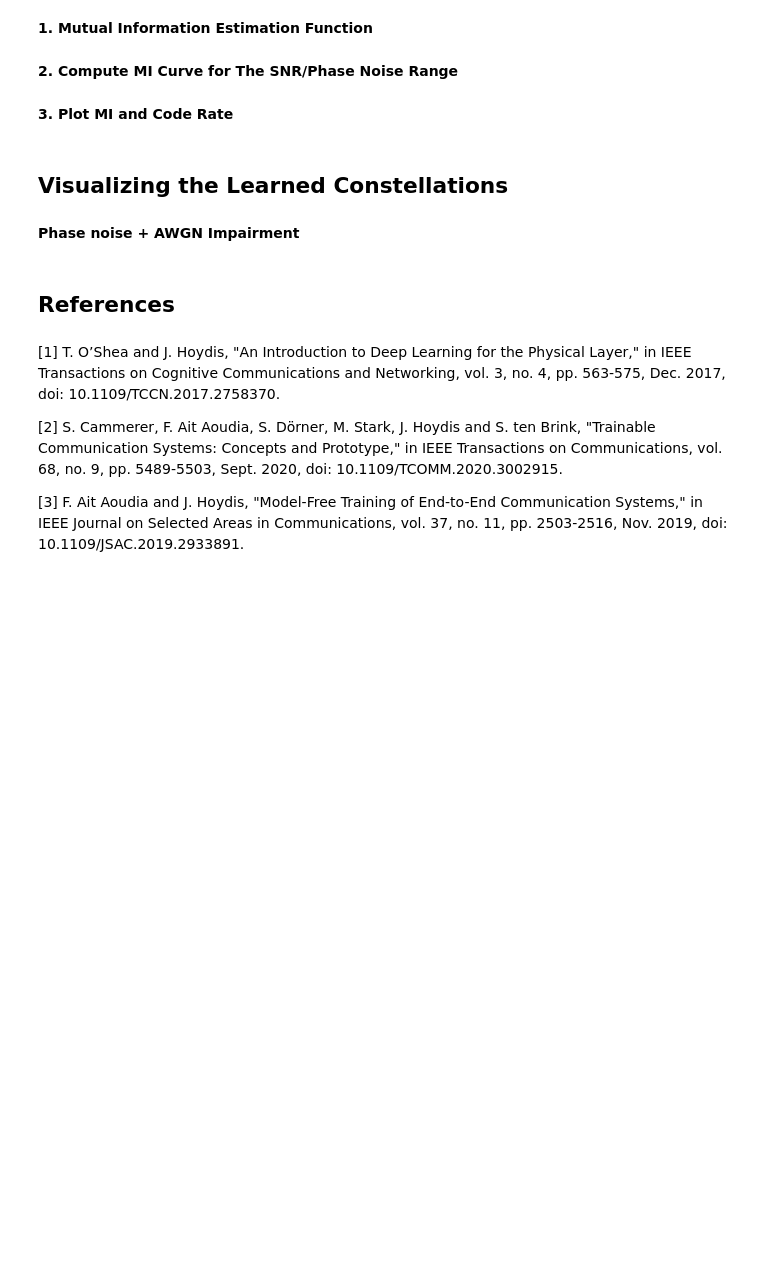
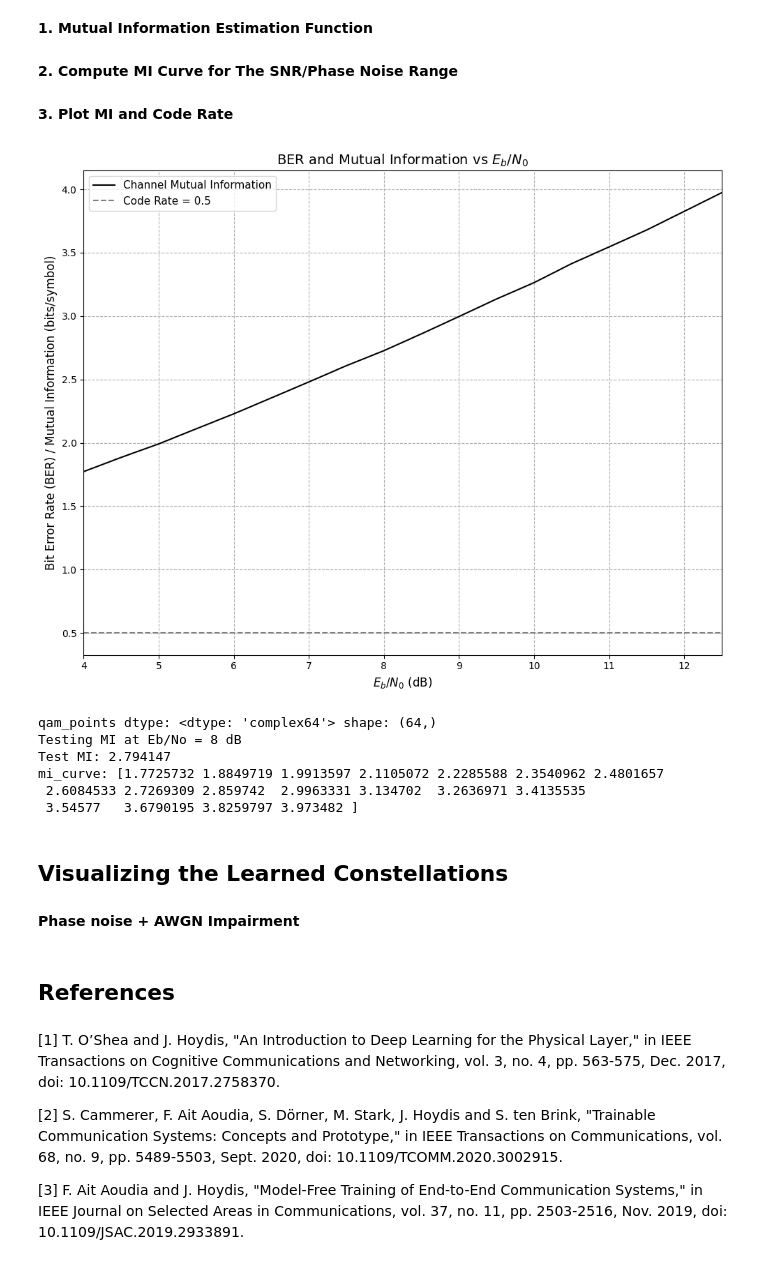
Before and after one commit to Joboreh97/Codes-that-function, a Jupyter notebook: tutorials/phy/0.283stddev_1000batches_variable_phasenoise_values_2_hidden_layers_Mutual_information.ipynb, the cells around one changed output. Drawn from its saved outputs; the diff is of its cells as text; code cells hidden in the pictures; blank space fills up the shorter version.

```diff
--- a/tutorials/phy/0.283stddev_1000batches_variable_phasenoise_values_2_hidden_layers_Mutual_information.ipynb
+++ b/tutorials/phy/0.283stddev_1000batches_variable_phasenoise_values_2_hidden_layers_Mutual_information.ipynb
@@ -1060,40 +1200,57 @@ sigma_phi = 0.1  # Use the phase noise stddev you use in your BER experiments
 ebno_dbs = np.arange(4, 13, 0.5)  # Example SNRs, adjust as needed
 coderate = 0.5  # Your code rate
 mi_curve = []
-
 for ebno_db in ebno_dbs:
-    # Eb/No to No (noise variance per symbol)
-    ebno_linear = 10**(ebno_db/10)
-    no = 1 / (2 * coderate * ebno_linear)  # Assuming E_s = 1
-    mi = tf_estimate_mutual_information(qam_points, sigma_phi, no, num_samples=50000)
-    mi_curve.append(mi)
-
+    try:
+        ebno_linear = 10**(ebno_db/10)
+        no = 1 / (2 * coderate * ebno_linear)
+        no = np.float32(no)
+        mi = tf_estimate_mutual_information(qam_points, sigma_phi, no, num_samples=50000)
+        mi_curve.append(mi)
+    except Exception as e:
+        print(f"Error at Eb/No={ebno_db} dB: {e}")
 mi_curve = np.array(mi_curve)
 # %% [markdown]
 **3. Plot MI and Code Rate**
 # %%
 import matplotlib.pyplot as plt
 
 plt.figure(figsize=(10, 8))
 
 # Plot MI curve
 plt.plot(ebno_dbs, mi_curve, 'k-', label='Channel Mutual Information')
 
 # Plot code rate as a horizontal line
 plt.axhline(coderate, color='gray', linestyle='--', label=f'Code Rate = {coderate}')
 
 # Plot your BER curves as before (already in your code)
 # ...
 
 plt.xlabel(r"$E_b/N_0$ (dB)", fontsize=12)
 plt.ylabel("Bit Error Rate (BER) / Mutual Information (bits/symbol)", fontsize=12)
 plt.title("BER and Mutual Information vs $E_b/N_0$", fontsize=14)
 plt.grid(True, which="both", linestyle='--', linewidth=0.8)
-plt.ylim((1e-5, 1.0))
+#plt.ylim((1e-5, 1.0))
 plt.xlim((ebno_dbs[0], ebno_dbs[-1]))
 plt.legend(fontsize=11)
 plt.tight_layout()
 plt.show()
+# %% [output]
+[figure, added]
+# %%
+print("qam_points dtype:", qam_points.dtype, "shape:", qam_points.shape)
+print("Testing MI at Eb/No = 8 dB")
+test_no = np.float32(1 / (2 * coderate * 10**(8/10)))
+test_mi = tf_estimate_mutual_information(qam_points, sigma_phi, test_no, num_samples=1000)
+print("Test MI:", test_mi)
+print("mi_curve:", mi_curve)
+# %% [output]
+qam_points dtype: <dtype: 'complex64'> shape: (64,)
+Testing MI at Eb/No = 8 dB
+Test MI: 2.794147
+mi_curve: [1.7725732 1.8849719 1.9913597 2.1105072 2.2285588 2.3540962 2.4801657
+ 2.6084533 2.7269309 2.859742  2.9963331 3.134702  3.2636971 3.4135535
+ 3.54577   3.6790195 3.8259797 3.973482 ]
 # %%
 print("Quantized model evaluation:")
 for layer in model_quantized.layers:
```
Also changed, not shown: parts of 13 cells of this notebook.
